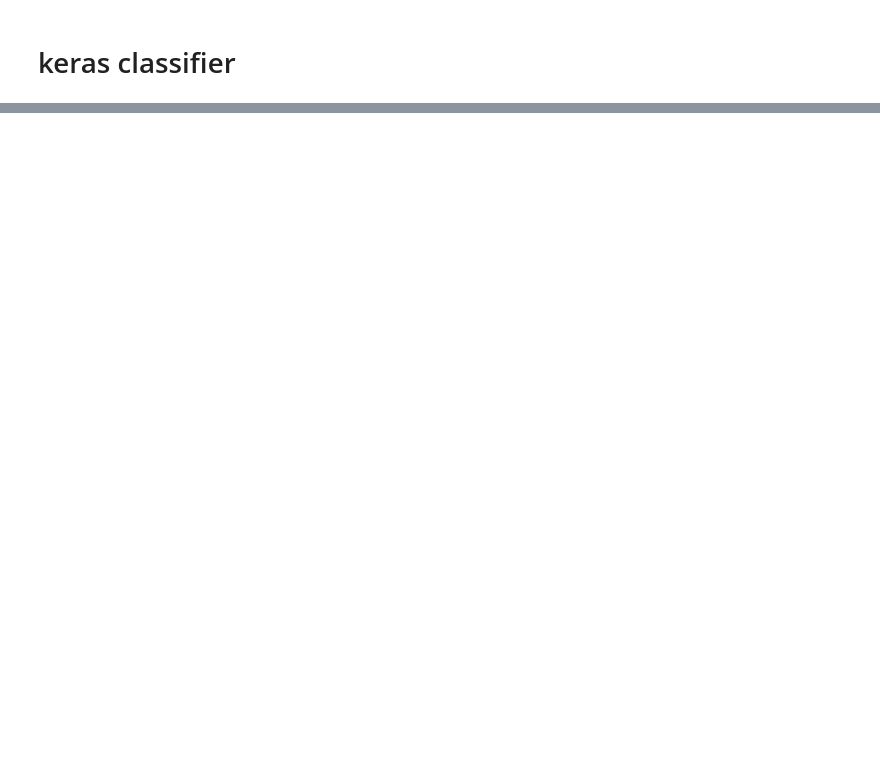
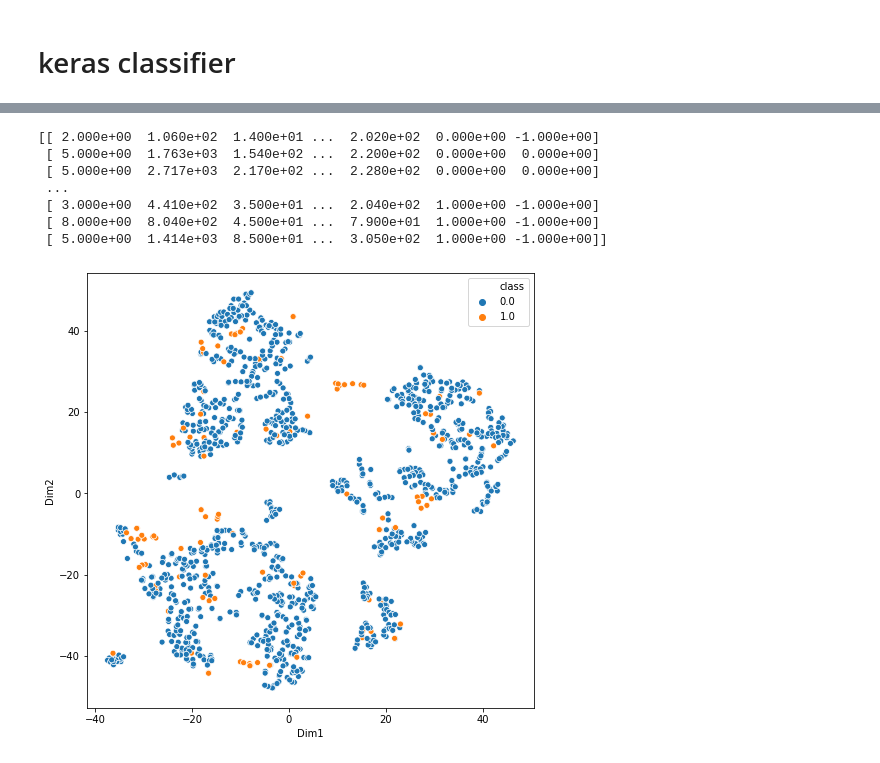
Before and after one commit to Feq1007/OReSSL, a Jupyter notebook: 3.Framework/run.ipynb, the cells around one changed output, grey strips where cells are left out. Saved outputs shown, nothing was run; the diff lists cells and outputs as text; code cells hidden in the pictures; blank space fills up the shorter version.

```diff
--- a/3.Framework/run.ipynb
+++ b/3.Framework/run.ipynb
@@ -91,0 +72,18 @@ AttributeError: 'Sequential' object has no attribute 'predict_classes'
+# %%
+import numpy as np
+from utils.plot import eval_plot
+import matplotlib.pyplot as plt
+
+
+data = np.load(f'./data/init/{file}.npy')
+print(data)
+eval_plot(data[:,:-2],data[:,-2])
+# %% [output]
+[[ 2.000e+00  1.060e+02  1.400e+01 ...  2.020e+02  0.000e+00 -1.000e+00]
+ [ 5.000e+00  1.763e+03  1.540e+02 ...  2.200e+02  0.000e+00  0.000e+00]
+ [ 5.000e+00  2.717e+03  2.170e+02 ...  2.280e+02  0.000e+00  0.000e+00]
+ ...
+ [ 3.000e+00  4.410e+02  3.500e+01 ...  2.040e+02  1.000e+00 -1.000e+00]
+ [ 8.000e+00  8.040e+02  4.500e+01 ...  7.900e+01  1.000e+00 -1.000e+00]
+ [ 5.000e+00  1.414e+03  8.500e+01 ...  3.050e+02  1.000e+00 -1.000e+00]]
+[figure, added]
```
Also changed, not shown: parts of 12 cells of this notebook, 41 other files.
